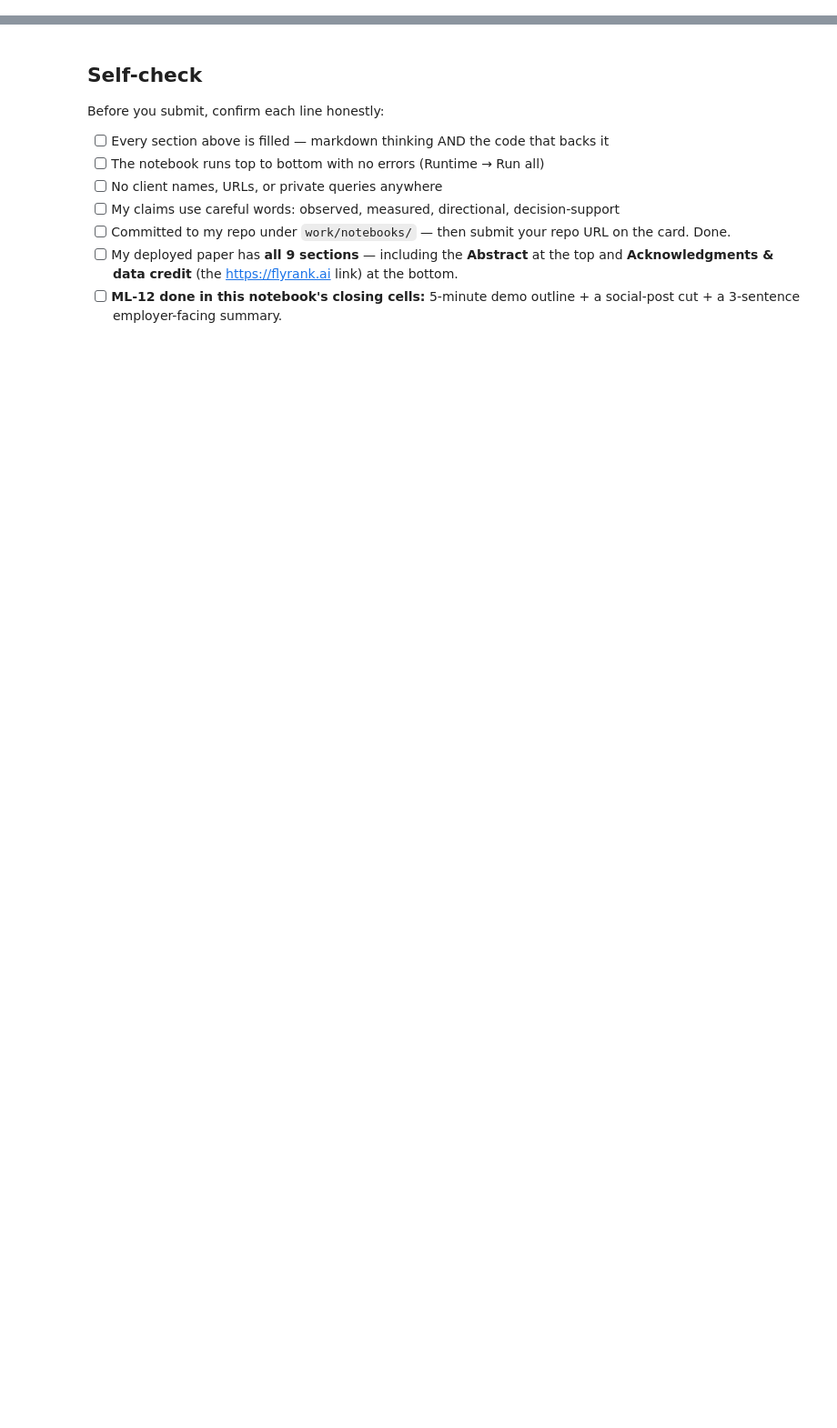
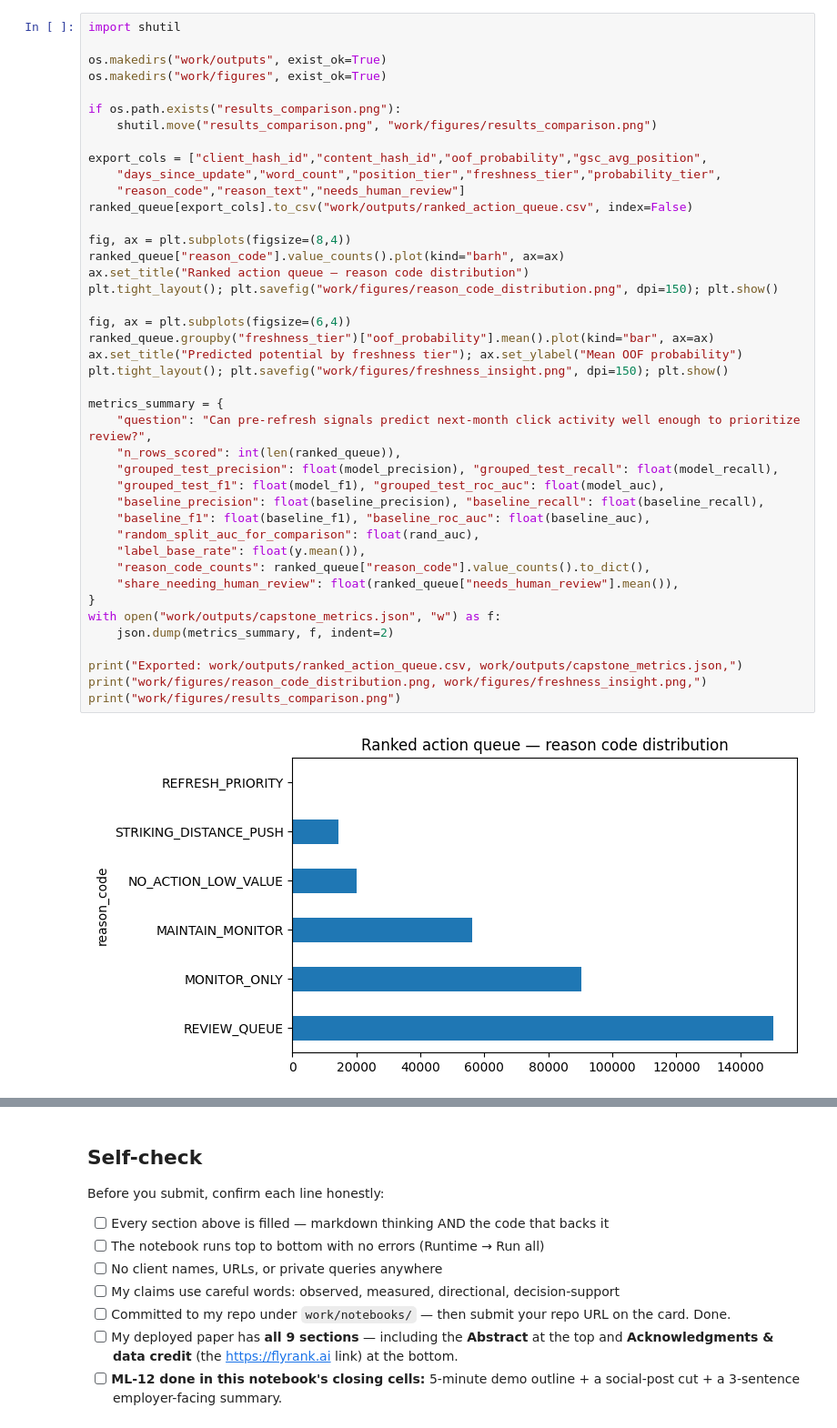
Before and after one commit to titlyzaman25/flyrank-internship, a Jupyter notebook: work/notebooks/capstone.ipynb, the cells around one changed output, grey strips where cells are left out. Shown at 91% size. Cells and saved outputs as stored; diff of their text form; blank space fills up the shorter version.

```diff
--- a/work/notebooks/capstone.ipynb
+++ b/work/notebooks/capstone.ipynb
@@ -36,0 +383,44 @@ This skeleton is yours to fill. Work the sections **in order** — each one has
+# %%
+import shutil
+
+os.makedirs("work/outputs", exist_ok=True)
+os.makedirs("work/figures", exist_ok=True)
+
+if os.path.exists("results_comparison.png"):
+    shutil.move("results_comparison.png", "work/figures/results_comparison.png")
+
+export_cols = ["client_hash_id","content_hash_id","oof_probability","gsc_avg_position",
+    "days_since_update","word_count","position_tier","freshness_tier","probability_tier",
+    "reason_code","reason_text","needs_human_review"]
+ranked_queue[export_cols].to_csv("work/outputs/ranked_action_queue.csv", index=False)
+
+fig, ax = plt.subplots(figsize=(8,4))
+ranked_queue["reason_code"].value_counts().plot(kind="barh", ax=ax)
+ax.set_title("Ranked action queue — reason code distribution")
+plt.tight_layout(); plt.savefig("work/figures/reason_code_distribution.png", dpi=150); plt.show()
+
+fig, ax = plt.subplots(figsize=(6,4))
+ranked_queue.groupby("freshness_tier")["oof_probability"].mean().plot(kind="bar", ax=ax)
+ax.set_title("Predicted potential by freshness tier"); ax.set_ylabel("Mean OOF probability")
+plt.tight_layout(); plt.savefig("work/figures/freshness_insight.png", dpi=150); plt.show()
+
+metrics_summary = {
+    "question": "Can pre-refresh signals predict next-month click activity well enough to prioritize review?",
+    "n_rows_scored": int(len(ranked_queue)),
+    "grouped_test_precision": float(model_precision), "grouped_test_recall": float(model_recall),
+    "grouped_test_f1": float(model_f1), "grouped_test_roc_auc": float(model_auc),
+    "baseline_precision": float(baseline_precision), "baseline_recall": float(baseline_recall),
+    "baseline_f1": float(baseline_f1), "baseline_roc_auc": float(baseline_auc),
+    "random_split_auc_for_comparison": float(rand_auc),
+    "label_base_rate": float(y.mean()),
+    "reason_code_counts": ranked_queue["reason_code"].value_counts().to_dict(),
+    "share_needing_human_review": float(ranked_queue["needs_human_review"].mean()),
+}
+with open("work/outputs/capstone_metrics.json", "w") as f:
+    json.dump(metrics_summary, f, indent=2)
+
+print("Exported: work/outputs/ranked_action_queue.csv, work/outputs/capstone_metrics.json,")
+print("work/figures/reason_code_distribution.png, work/figures/freshness_insight.png,")
+print("work/figures/results_comparison.png")
+# %% [output]
+[figure, added]
```
Also changed, not shown: parts of 21 cells of this notebook.
